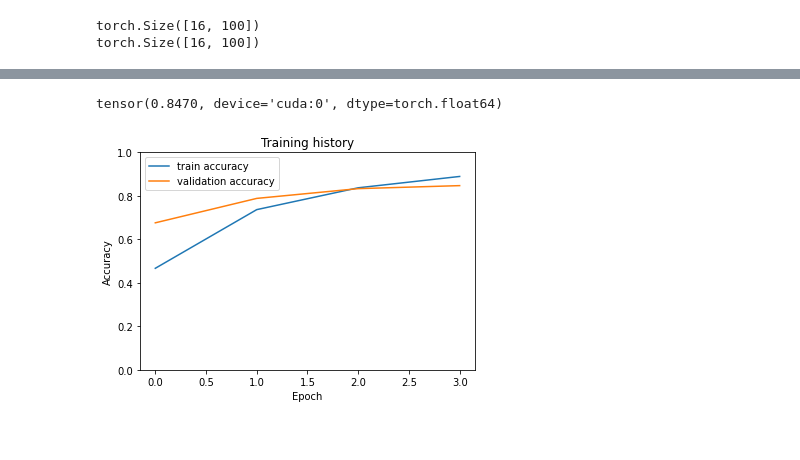
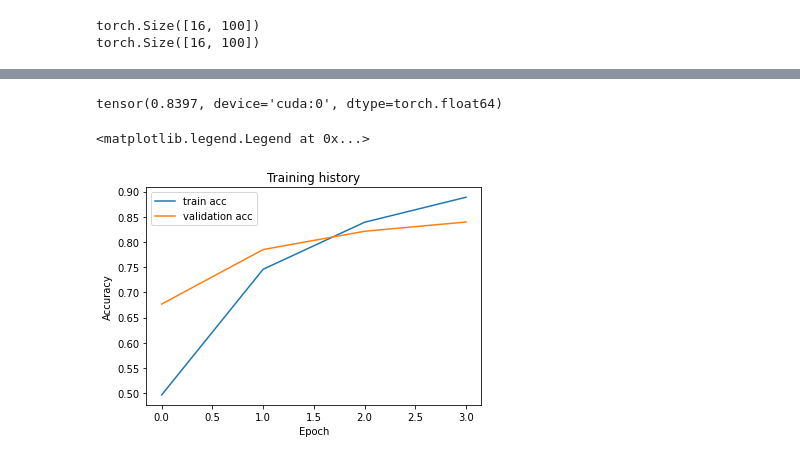
Before and after one commit to Strifee/Sentiment_analysis, a Jupyter notebook: Sentiment_analysis.ipynb, the cells around one changed output, grey strips where cells are left out. Saved outputs shown, nothing was run; the diff lists cells and outputs as text; code cells hidden in the pictures.

```diff
--- a/Sentiment_analysis.ipynb
+++ b/Sentiment_analysis.ipynb
@@ -478,8 +478,10 @@ class SentiDataset(Dataset):
           'labels': torch.tensor(label, dtype=torch.long)
         }
 # %%
-df_train, df_val = train_test_split(df, test_size=0.2, random_state=random.seed(42))
+df_temp, df_test = train_test_split(df, test_size=0.2, random_state=random.seed(42))
+df_train, df_val = train_test_split(df_temp, test_size=0.1, random_state=random.seed(42))
 
-print("The size of training set is : " + str(df_train.shape[0]))
-print("The size of validation set is : " + str(df_val.shape[0]))
+print("size of training set : " + str(df_train.shape[0]))
+print("size of validation set : " + str(df_val.shape[0]))
+print("size of test set : " + str(df_test.shape[0]))
 # %% [output]
@@ -506,6 +509,7 @@ df
 # %%
 df.loc[df_train.index.to_numpy(), 'data_type'] = 'train'
 df.loc[df_val.index.to_numpy(), 'data_type'] = 'val'
+df.loc[df_test.index.to_numpy(), 'data_type'] = 'test'
 # %%
 df
 # %% [output]
@@ -714,7 +719,7 @@ def train(model, train_dataloader,optimizer,scheduler):
           # Accuracy, loss, precision
         return correct_predictions.double() / len(df_train), np.mean(losses), precision/batch_counts
 # %%
-def eval(model, valid_dataloader, loss_fn, device):
+def eval(model, valid_dataloader, loss_fn, device, n):
     model = model.eval()
 
 
@@ -751,7 +756,7 @@ def eval(model, valid_dataloader, loss_fn, device):
 
             losses.append(loss.item())
     # Accuracy, loss, precision
-    return correct_predictions.double() / len(df_val), np.mean(losses), precision/batch_counts
+    return correct_predictions.double()/n, np.mean(losses), precision/batch_counts
 # %%
 !nvidia-smi
 # %% [output]
@@ -787,7 +792,7 @@ for epoch in range(epochs):
         optimizer,
         scheduler,
       )
-  print(f"Train : Loss {train_loss}, Accuracy : {train_acc}, Precision : {train_preci}")
+  print(f"Train : Loss {train_loss}, Accuracy : {train_acc*100:.2f} %, Precision : {train_preci}")
 
   history['train_acc'].append(train_acc)
   history['train_loss'].append(train_loss)
@@ -798,9 +803,10 @@ for epoch in range(epochs):
         val_dataloader,
         loss_fn,
         device,
+        len(df_val),
       )
 
-  print(f'Val : Loss :{val_loss}, Accuracy : {val_acc}, Precision : {val_preci}')
+  print(f'Val : Loss :{val_loss}, Accuracy : {val_acc*100:.2f} %, Precision : {val_preci}')
   print()
 
   history['val_acc'].append(val_acc)
@@ -808,7 +814,7 @@ for epoch in range(epochs):
   history['val_precision'].append(val_preci)
 
   if val_acc > b_accuracy:
-    torch.save(model.state_dict(), 'best_model_state.bin')
+    torch.save(model.state_dict(), 'best_model.bin')
     b_accuracy = val_acc
 # %% [output]
 Epoch 1/4
@@ -852,16 +858,16 @@ Truncation was not explicitly activated but `max_length` is provided a specific
 # %%
 b_accuracy
 # %% [output]
-tensor(0.8470, device='cuda:0', dtype=torch.float64)
+tensor(0.8397, device='cuda:0', dtype=torch.float64)
 # %%
 # Plotting the results of the training and validation accuracy using the stored information in history
-plt.plot(history['train_acc'], label='train accuracy')
-plt.plot(history['val_acc'], label='validation accuracy')
+plt.plot(history['train_acc'], label='train acc')
+plt.plot(history['val_acc'], label='validation acc')
 
 plt.title('Training history')
 plt.ylabel('Accuracy')
 plt.xlabel('Epoch')
 plt.legend()
-plt.ylim([0, 1]);
 # %% [output]
+<matplotlib.legend.Legend at 0x...>
-[figure, old version]
+[figure, new version]
```
Also changed, not shown: parts of 19 cells of this notebook.
